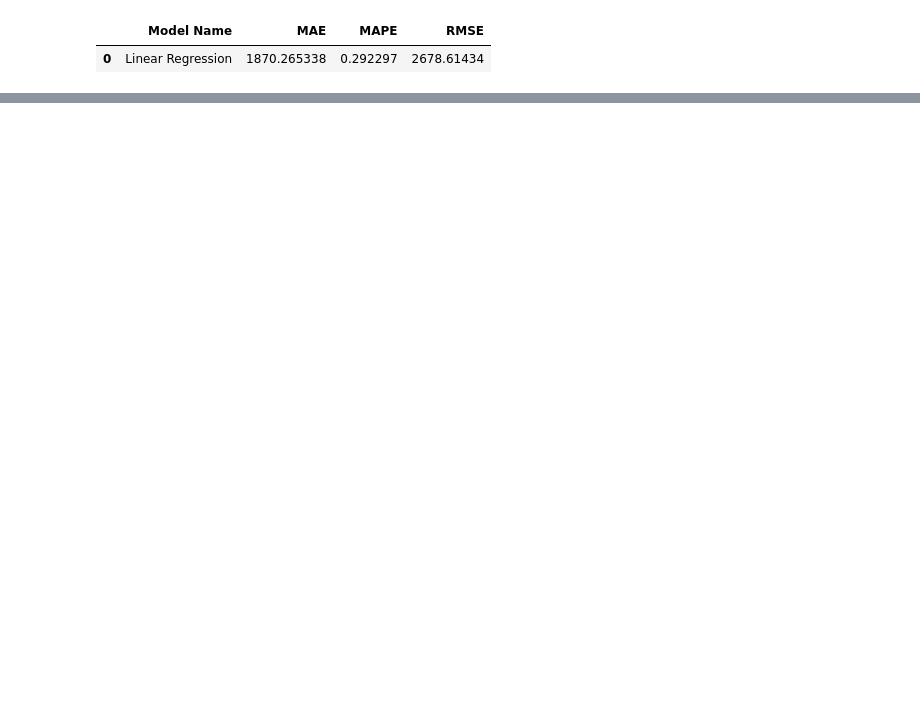
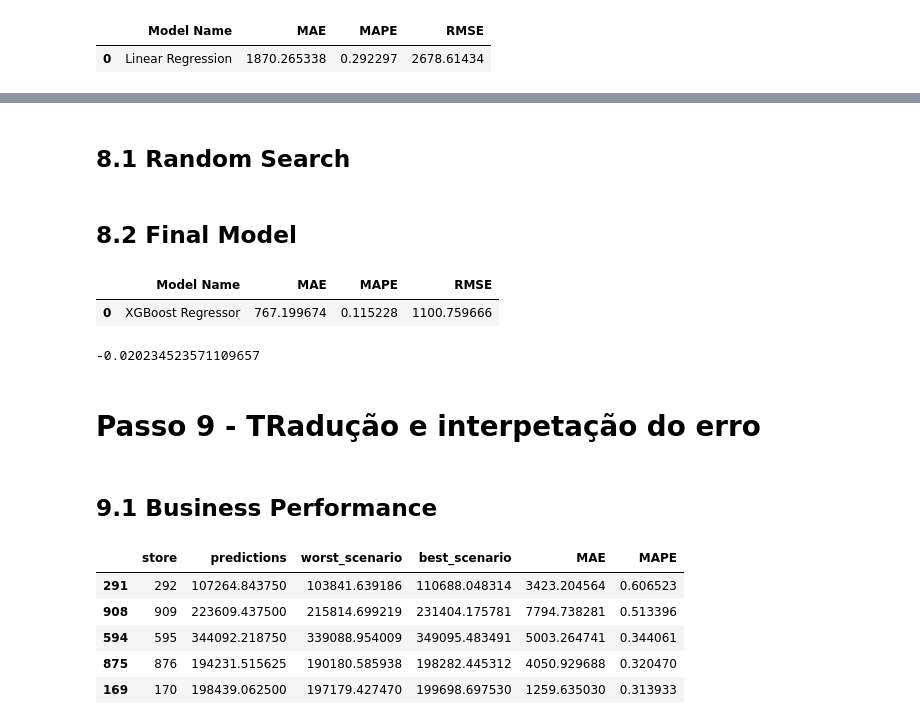
Before and after one commit to segovia-cmp/rosmann_project, a Jupyter notebook: notebooks/store_salar_prediction.ipynb, the cells around one changed output, grey strips where cells are left out. Saved outputs shown, nothing was run; the diff lists cells and outputs as text; code cells hidden in the pictures; blank space fills up the shorter version.

```diff
--- a/notebooks/store_salar_prediction.ipynb
+++ b/notebooks/store_salar_prediction.ipynb
@@ -1005,0 +1003,2 @@ a
+# %% [markdown]
+## 8.1 Random Search
@@ -1005,0 +1039,2 @@ a
+# %% [markdown]
+## 8.2 Final Model
@@ -1005,0 +1049,26 @@ a
+# %%
+#model
+model_xgb_tuned = xgb.XGBRegressor( objective='reg:squarederror',
+                                  n_estimators=param_tuned['n_estimators'],
+                                  eta=param_tuned['eta'],
+                                  max_depth=param_tuned['max_depth'],
+                                  subsample=param_tuned['subsample'],
+                                  min_child_weight=param_tuned['min_child_weight'] ).fit(x_train, Y_train)
+
+
+
+#prediction
+yhat_xgb_tuned = model_xgb_tuned.predict(x_test)
+
+
+#performance
+xgb_result_tuned = ml_error('XGBoost Regressor', np.expm1(Y_test), np.expm1(yhat_xgb_tuned))
+xgb_result_tuned
+# %% [output]
+|  | Model Name | MAE | MAPE | RMSE |
+| 0 | XGBoost Regressor | 767.199674 | 0.115228 | 1100.759666 |
+# %%
+mpe = mean_percentage_error( np.expm1( Y_test ), np.expm1( yhat_xgb_tuned ) )
+mpe
+# %% [output]
+-0.020234523571109657
@@ -1005,0 +1077,2 @@ a
+# %% [markdown]
+# Passo 9 - TRadução e interpetação do erro
@@ -1005,0 +1085,2 @@ a
+# %% [markdown]
+## 9.1 Business Performance
@@ -1005,0 +1105,9 @@ a
+# %%
+df92.sort_values( 'MAPE', ascending=False ).head()
+# %% [output]
+|  | store | predictions | worst_scenario | best_scenario | MAE | MAPE |
+| 291 | 292 | 107264.843750 | 103841.639186 | 110688.048314 | 3423.204564 | 0.606523 |
+| 908 | 909 | 223609.437500 | 215814.699219 | 231404.175781 | 7794.738281 | 0.513396 |
+| 594 | 595 | 344092.218750 | 339088.954009 | 349095.483491 | 5003.264741 | 0.344061 |
+| 875 | 876 | 194231.515625 | 190180.585938 | 198282.445312 | 4050.929688 | 0.320470 |
+| 169 | 170 | 198439.062500 | 197179.427470 | 199698.697530 | 1259.635030 | 0.313933 |
```
Also changed, not shown: parts of 104 cells of this notebook, 8 other files.
